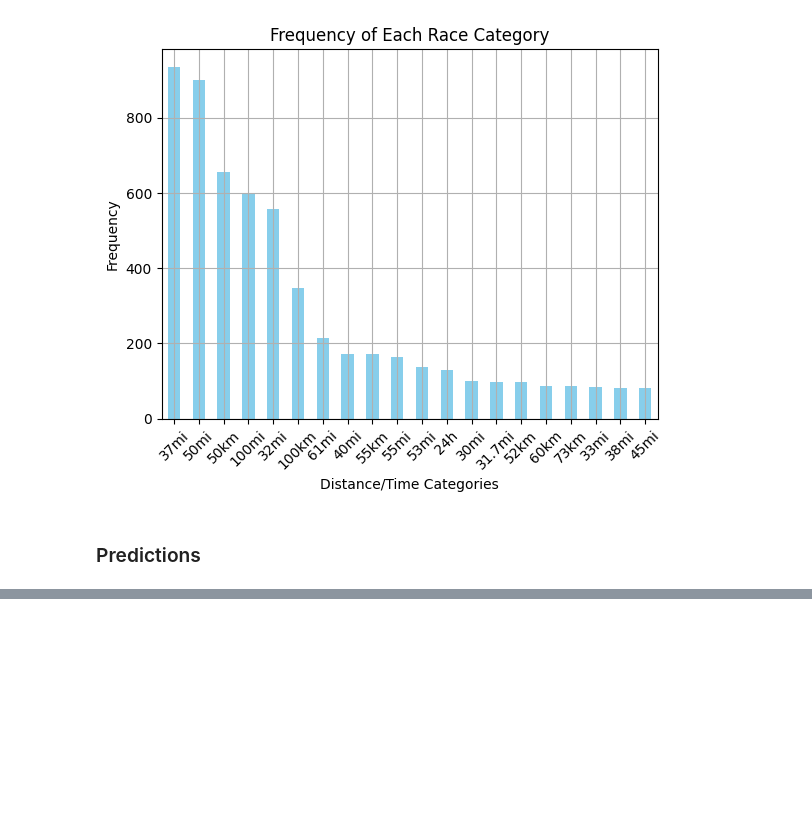
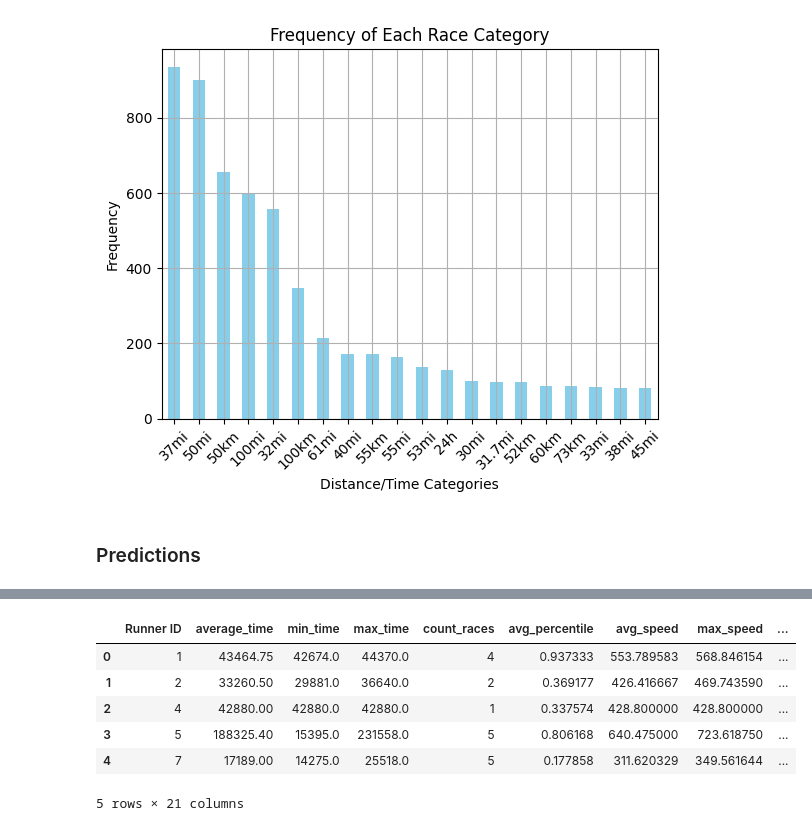
Before and after one commit to Dusoye/BobGraham, a Jupyter notebook: bobgraham.ipynb, the cells around one changed output, grey strips where cells are left out. Cells and saved outputs as stored; diff of their text form; code cells hidden in the pictures; blank space fills up the shorter version.

```diff
--- a/bobgraham.ipynb
+++ b/bobgraham.ipynb
@@ -574 +636,25 @@ import numpy as np
+# %%
+# Aggregate data to create features
+features = df_encoded.groupby('Runner ID').agg(
+    average_time=('Time Seconds Finish', 'mean'),
+    min_time=('Time Seconds Finish', 'min'),
+    max_time=('Time Seconds Finish', 'max'),
+    count_races=('Time Seconds Finish', 'count'),
+    avg_percentile=('Finish Percentage', 'mean'),
+    avg_speed=('Average Speed', 'mean'),
+    max_speed=('Average Speed', 'max'),
+    min_speed=('Average Speed', 'min'),
+    gender=('gender_encoded', 'mean'),
+    **{f"count_{dist}": (f"{dist}", 'sum') for dist in df_encoded.columns if 'Distance KM_' in dist}
+).reset_index()
+
+features.head()
+# %% [output]
+|  | Runner ID | average_time | min_time | max_time | count_races | avg_percentile | avg_speed | max_speed | ... |
+| 0 | 1 | 43464.75 | 42674.0 | 44370.0 | 4 | 0.937333 | 553.789583 | 568.846154 | ... |
+| 1 | 2 | 33260.50 | 29881.0 | 36640.0 | 2 | 0.369177 | 426.416667 | 469.743590 | ... |
+| 2 | 4 | 42880.00 | 42880.0 | 42880.0 | 1 | 0.337574 | 428.800000 | 428.800000 | ... |
+| 3 | 5 | 188325.40 | 15395.0 | 231558.0 | 5 | 0.806168 | 640.475000 | 723.618750 | ... |
+| 4 | 7 | 17189.00 | 14275.0 | 25518.0 | 5 | 0.177858 | 311.620329 | 349.561644 | ... |
+5 rows × 21 columns
 # %%
```
Also changed, not shown: parts of 15 cells of this notebook, 7 other files.
